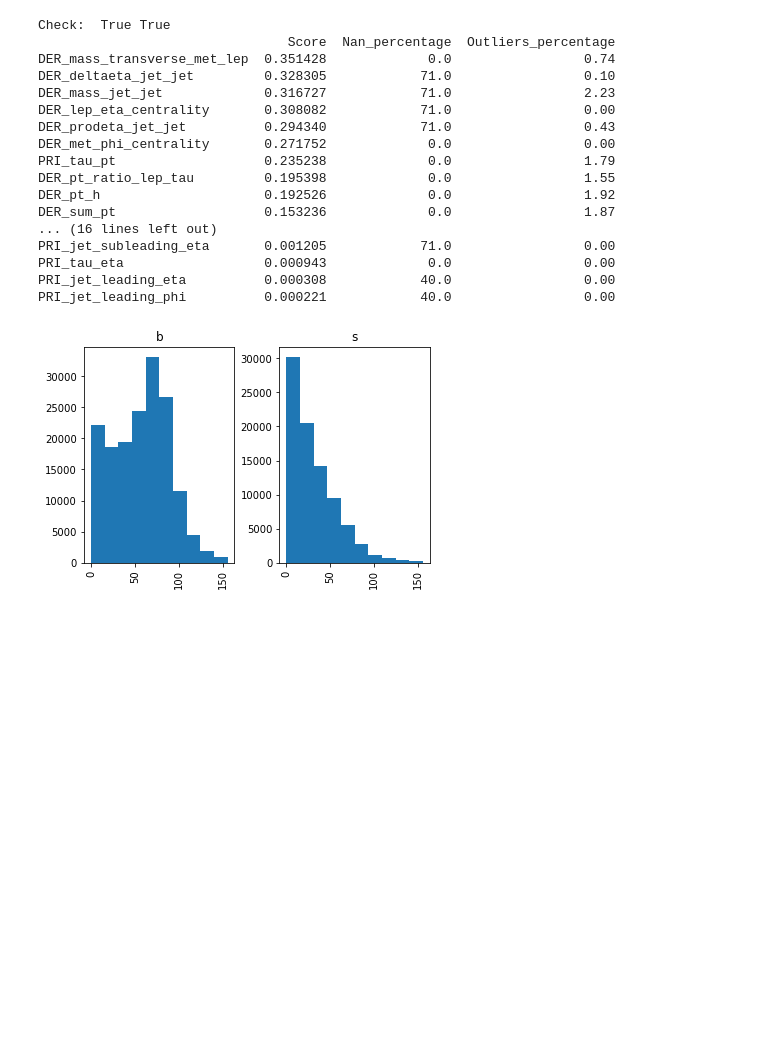
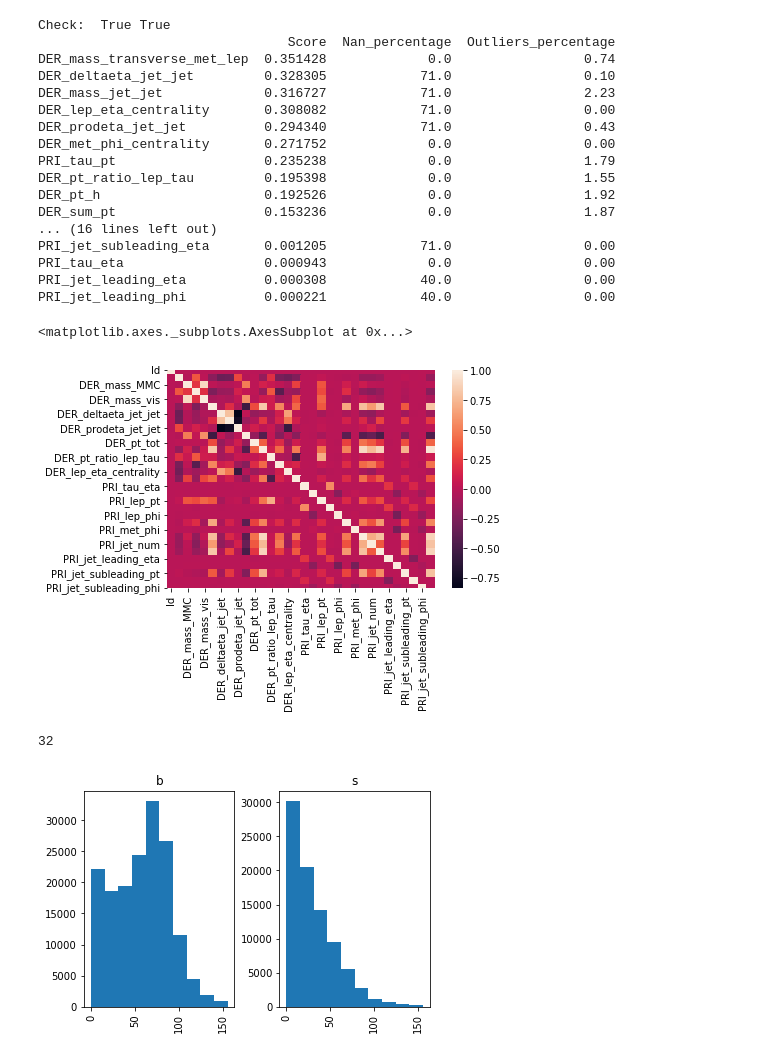
Before and after one commit to MeerkatPerson/ml_projects, a Jupyter notebook: project1/exploratory.ipynb, the cells around one changed output. Drawn from its saved outputs; the diff is of its cells as text; code cells hidden in the pictures; blank space fills up the shorter version.

```diff
--- a/project1/exploratory.ipynb
+++ b/project1/exploratory.ipynb
@@ -75,7 +75,7 @@ How can we exploit features with a lot of missing points anyway ??
 
 The data points w missing features are the same for most features
 # %%
-data = pd.read_csv('train.csv')
+data = pd.read_csv('./data/train.csv.zip')
 data.replace( -999., np.NaN, inplace=True)
 
 data.Prediction = 2*(data.Prediction == 'b')-1
@@ -109,5 +109,15 @@ PRI_jet_subleading_eta       0.001205            71.0                 0.00
 PRI_tau_eta                  0.000943             0.0                 0.00
 PRI_jet_leading_eta          0.000308            40.0                 0.00
 PRI_jet_leading_phi          0.000221            40.0                 0.00
+# %%
+sns.heatmap(data.corr())
+# %% [output]
+<matplotlib.axes._subplots.AxesSubplot at 0x...>
+[figure, added]
+# %%
+#compute the rand of the correlation matrix
+np.linalg.matrix_rank(data.corr())
+# %% [output]
+32
 # %%
 #"DER_mass_transverse_met_lep"  follows a different distribution when according with the prediction
```
Also changed, not shown: parts of 10 cells of this notebook, 1 other file.
